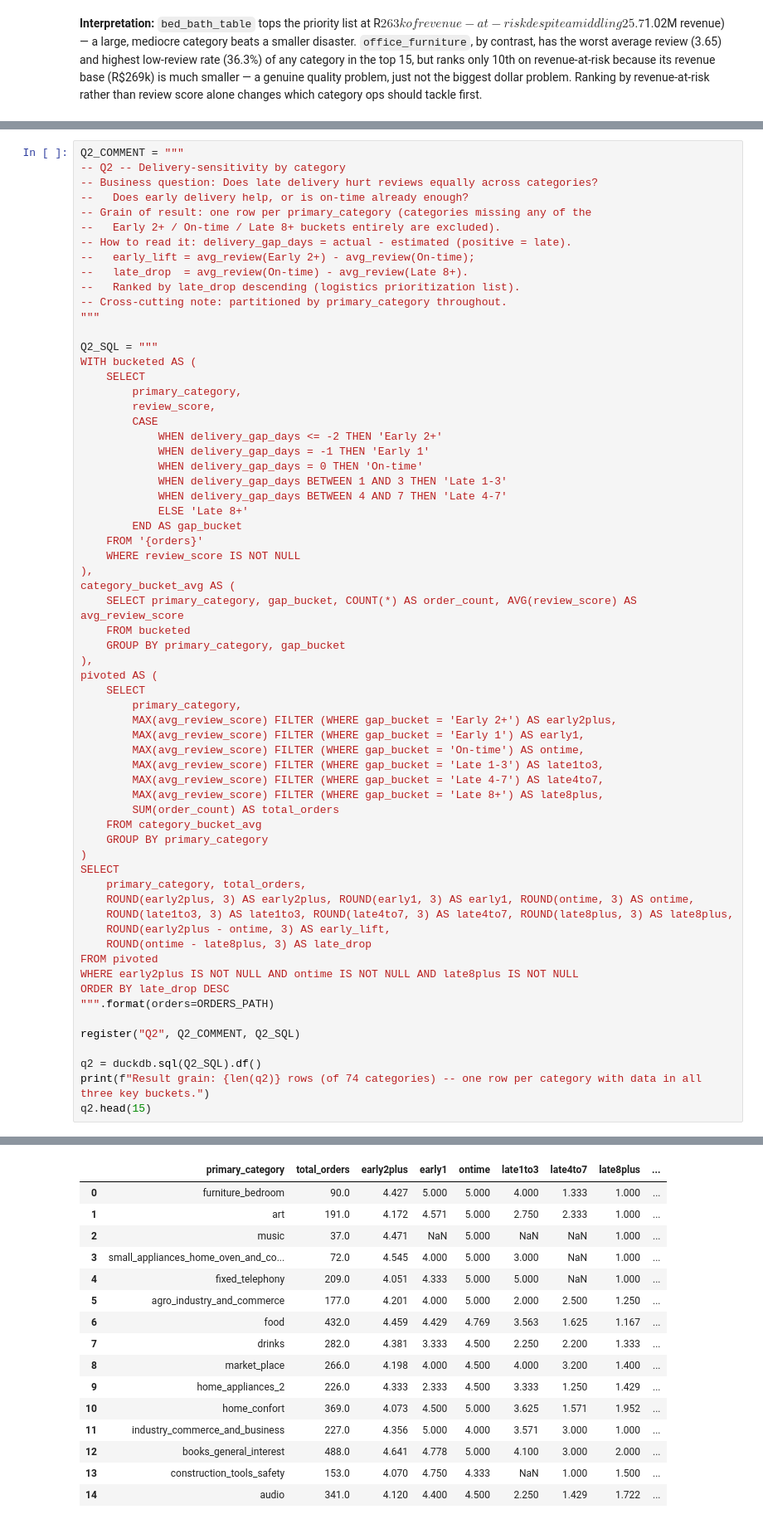
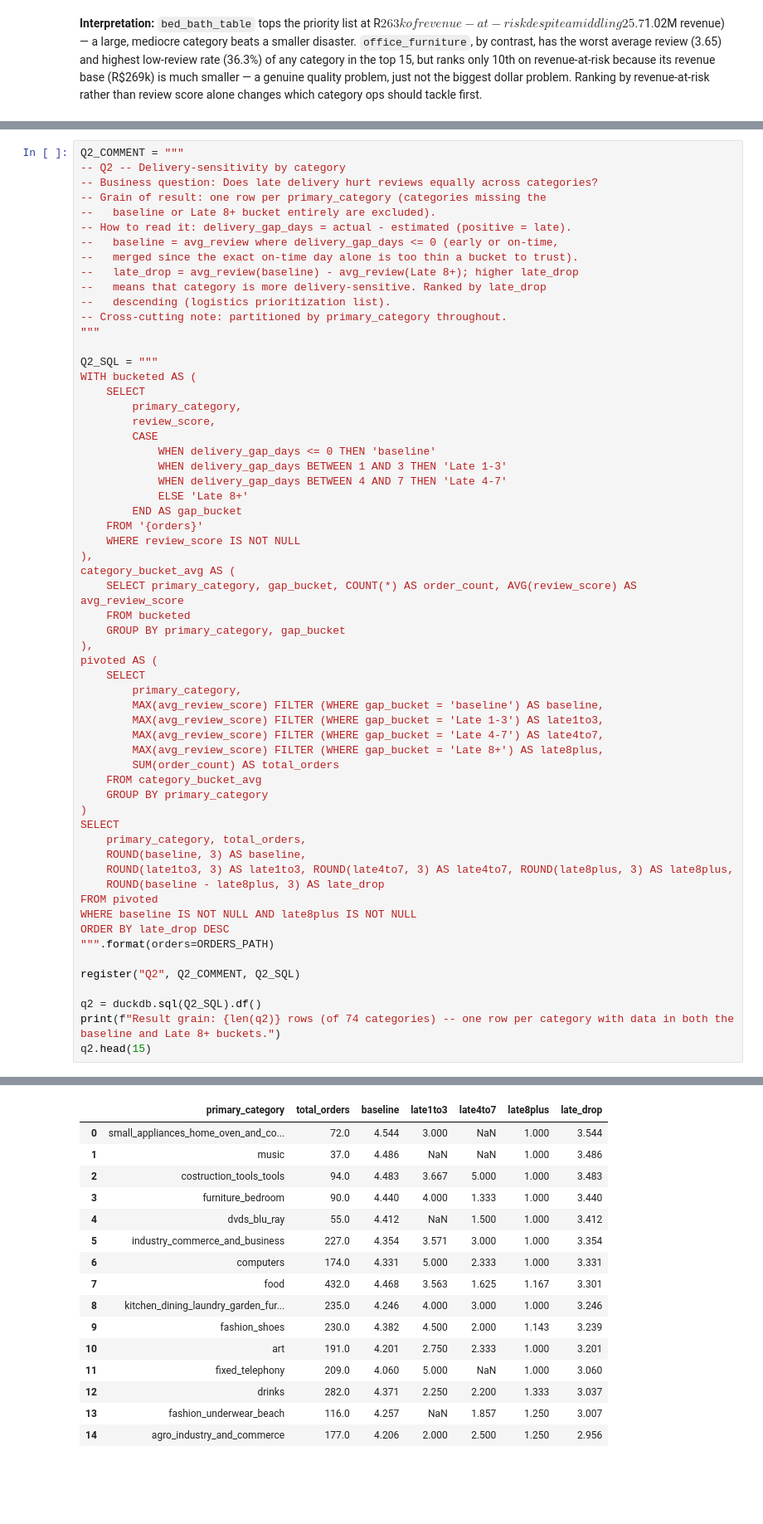
Before and after one commit to Adhiya29/Olist_DataAnalysis, a Jupyter notebook: notebooks/02_sql_analysis.ipynb, the cells around one changed output, grey strips where cells are left out. Shown at 83% size. Cells and saved outputs as stored; diff of their text form; blank space fills up the shorter version.

```diff
--- a/notebooks/02_sql_analysis.ipynb
+++ b/notebooks/02_sql_analysis.ipynb
@@ -250,13 +253,14 @@ Result grain: 74 rows -- one row per product category.
 Q2_COMMENT = """
 -- Q2 -- Delivery-sensitivity by category
 -- Business question: Does late delivery hurt reviews equally across categories?
---   Does early delivery help, or is on-time already enough?
--- Grain of result: one row per primary_category (categories missing any of the
---   Early 2+ / On-time / Late 8+ buckets entirely are excluded).
+-- Grain of result: one row per primary_category (categories missing the
+--   baseline or Late 8+ bucket entirely are excluded).
 -- How to read it: delivery_gap_days = actual - estimated (positive = late).
---   early_lift = avg_review(Early 2+) - avg_review(On-time);
---   late_drop  = avg_review(On-time) - avg_review(Late 8+).
---   Ranked by late_drop descending (logistics prioritization list).
+--   baseline = avg_review where delivery_gap_days <= 0 (early or on-time,
+--   merged since the exact on-time day alone is too thin a bucket to trust).
+--   late_drop = avg_review(baseline) - avg_review(Late 8+); higher late_drop
+--   means that category is more delivery-sensitive. Ranked by late_drop
+--   descending (logistics prioritization list).
 -- Cross-cutting note: partitioned by primary_category throughout.
 """
 
@@ -266,9 +270,7 @@ WITH bucketed AS (
         primary_category,
         review_score,
         CASE
-            WHEN delivery_gap_days <= -2 THEN 'Early 2+'
-            WHEN delivery_gap_days = -1 THEN 'Early 1'
-            WHEN delivery_gap_days = 0 THEN 'On-time'
+            WHEN delivery_gap_days <= 0 THEN 'baseline'
             WHEN delivery_gap_days BETWEEN 1 AND 3 THEN 'Late 1-3'
             WHEN delivery_gap_days BETWEEN 4 AND 7 THEN 'Late 4-7'
             ELSE 'Late 8+'
@@ -284,9 +286,7 @@ category_bucket_avg AS (
 pivoted AS (
     SELECT
         primary_category,
-        MAX(avg_review_score) FILTER (WHERE gap_bucket = 'Early 2+') AS early2plus,
-        MAX(avg_review_score) FILTER (WHERE gap_bucket = 'Early 1') AS early1,
-        MAX(avg_review_score) FILTER (WHERE gap_bucket = 'On-time') AS ontime,
+        MAX(avg_review_score) FILTER (WHERE gap_bucket = 'baseline') AS baseline,
         MAX(avg_review_score) FILTER (WHERE gap_bucket = 'Late 1-3') AS late1to3,
         MAX(avg_review_score) FILTER (WHERE gap_bucket = 'Late 4-7') AS late4to7,
         MAX(avg_review_score) FILTER (WHERE gap_bucket = 'Late 8+') AS late8plus,
@@ -296,18 +296,17 @@ pivoted AS (
 )
 SELECT
     primary_category, total_orders,
-    ROUND(early2plus, 3) AS early2plus, ROUND(early1, 3) AS early1, ROUND(ontime, 3) AS ontime,
+    ROUND(baseline, 3) AS baseline,
     ROUND(late1to3, 3) AS late1to3, ROUND(late4to7, 3) AS late4to7, ROUND(late8plus, 3) AS late8plus,
-    ROUND(early2plus - ontime, 3) AS early_lift,
-    ROUND(ontime - late8plus, 3) AS late_drop
+    ROUND(baseline - late8plus, 3) AS late_drop
 FROM pivoted
-WHERE early2plus IS NOT NULL AND ontime IS NOT NULL AND late8plus IS NOT NULL
+WHERE baseline IS NOT NULL AND late8plus IS NOT NULL
 ORDER BY late_drop DESC
 """.format(orders=ORDERS_PATH)
 
 register("Q2", Q2_COMMENT, Q2_SQL)
 
 q2 = duckdb.sql(Q2_SQL).df()
-print(f"Result grain: {len(q2)} rows (of 74 categories) -- one row per category with data in all three key buckets.")
+print(f"Result grain: {len(q2)} rows (of 74 categories) -- one row per category with data in both the baseline and Late 8+ buckets.")
 q2.head(15)
 # %% [output]
@@ -315,17 +314,17 @@ Result grain: 54 rows (of 74 categories) -- one row per category with data in al
-|  | primary_category | total_orders | early2plus | early1 | ontime | late1to3 | late4to7 | late8plus | ... |
-| 0 | furniture_bedroom | 90.0 | 4.427 | 5.000 | 5.000 | 4.000 | 1.333 | 1.000 | ... |
-| 1 | art | 191.0 | 4.172 | 4.571 | 5.000 | 2.750 | 2.333 | 1.000 | ... |
-| 2 | music | 37.0 | 4.471 | NaN | 5.000 | NaN | NaN | 1.000 | ... |
-| 3 | small_appliances_home_oven_and_co... | 72.0 | 4.545 | 4.000 | 5.000 | 3.000 | NaN | 1.000 | ... |
-| 4 | fixed_telephony | 209.0 | 4.051 | 4.333 | 5.000 | 5.000 | NaN | 1.000 | ... |
-| 5 | agro_industry_and_commerce | 177.0 | 4.201 | 4.000 | 5.000 | 2.000 | 2.500 | 1.250 | ... |
-| 6 | food | 432.0 | 4.459 | 4.429 | 4.769 | 3.563 | 1.625 | 1.167 | ... |
-| 7 | drinks | 282.0 | 4.381 | 3.333 | 4.500 | 2.250 | 2.200 | 1.333 | ... |
-| 8 | market_place | 266.0 | 4.198 | 4.000 | 4.500 | 4.000 | 3.200 | 1.400 | ... |
-| 9 | home_appliances_2 | 226.0 | 4.333 | 2.333 | 4.500 | 3.333 | 1.250 | 1.429 | ... |
-| 10 | home_confort | 369.0 | 4.073 | 4.500 | 5.000 | 3.625 | 1.571 | 1.952 | ... |
-| 11 | industry_commerce_and_business | 227.0 | 4.356 | 5.000 | 4.000 | 3.571 | 3.000 | 1.000 | ... |
-| 12 | books_general_interest | 488.0 | 4.641 | 4.778 | 5.000 | 4.100 | 3.000 | 2.000 | ... |
-| 13 | construction_tools_safety | 153.0 | 4.070 | 4.750 | 4.333 | NaN | 1.000 | 1.500 | ... |
-| 14 | audio | 341.0 | 4.120 | 4.400 | 4.500 | 2.250 | 1.429 | 1.722 | ... |
+|  | primary_category | total_orders | baseline | late1to3 | late4to7 | late8plus | late_drop |
+| 0 | small_appliances_home_oven_and_co... | 72.0 | 4.544 | 3.000 | NaN | 1.000 | 3.544 |
+| 1 | music | 37.0 | 4.486 | NaN | NaN | 1.000 | 3.486 |
+| 2 | costruction_tools_tools | 94.0 | 4.483 | 3.667 | 5.000 | 1.000 | 3.483 |
+| 3 | furniture_bedroom | 90.0 | 4.440 | 4.000 | 1.333 | 1.000 | 3.440 |
+| 4 | dvds_blu_ray | 55.0 | 4.412 | NaN | 1.500 | 1.000 | 3.412 |
+| 5 | industry_commerce_and_business | 227.0 | 4.354 | 3.571 | 3.000 | 1.000 | 3.354 |
+| 6 | computers | 174.0 | 4.331 | 5.000 | 2.333 | 1.000 | 3.331 |
+| 7 | food | 432.0 | 4.468 | 3.563 | 1.625 | 1.167 | 3.301 |
+| 8 | kitchen_dining_laundry_garden_fur... | 235.0 | 4.246 | 4.000 | 3.000 | 1.000 | 3.246 |
+| 9 | fashion_shoes | 230.0 | 4.382 | 4.500 | 2.000 | 1.143 | 3.239 |
+| 10 | art | 191.0 | 4.201 | 2.750 | 2.333 | 1.000 | 3.201 |
+| 11 | fixed_telephony | 209.0 | 4.060 | 5.000 | NaN | 1.000 | 3.060 |
+| 12 | drinks | 282.0 | 4.371 | 2.250 | 2.200 | 1.333 | 3.037 |
+| 13 | fashion_underwear_beach | 116.0 | 4.257 | NaN | 1.857 | 1.250 | 3.007 |
+| 14 | agro_industry_and_commerce | 177.0 | 4.206 | 2.000 | 2.500 | 1.250 | 2.956 |
 # %%
```
Also changed, not shown: parts of 8 cells of this notebook.
